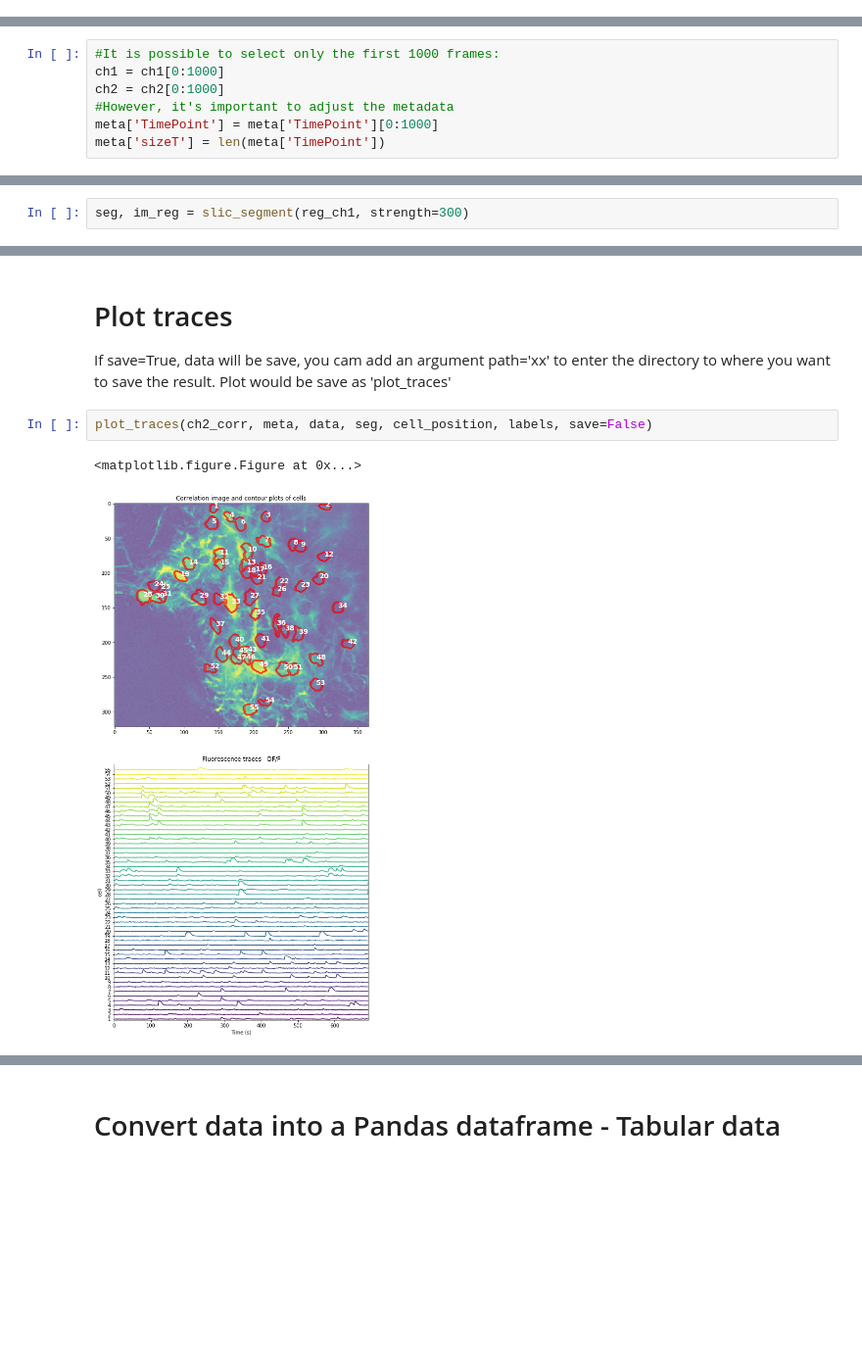
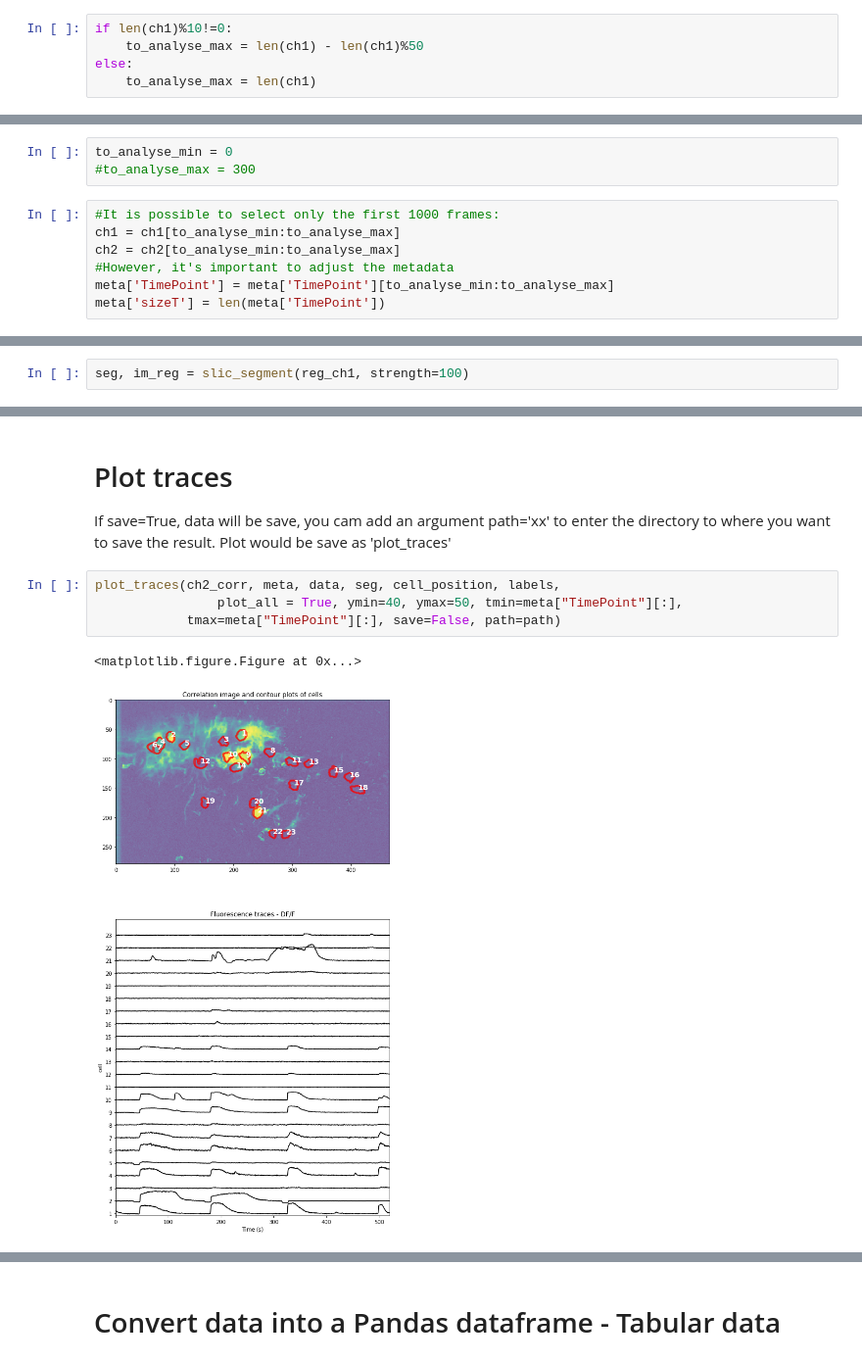
Before and after one commit to bioimage-analysis/HumsaTraces, a Jupyter notebook: notebook/Humsa_Ca_release_synchronicity.ipynb, the cells around one changed output, grey strips where cells are left out. Shown at 98% size. Saved outputs shown, nothing was run; the diff lists cells and outputs as text; blank space fills up the shorter version.

```diff
--- a/notebook/Humsa_Ca_release_synchronicity.ipynb
+++ b/notebook/Humsa_Ca_release_synchronicity.ipynb
@@ -83,0 +86,5 @@ Size in bytes: 707112000
+# %%
+if len(ch1)%10!=0:
+    to_analyse_max = len(ch1) - len(ch1)%50
+else:
+    to_analyse_max = len(ch1)
@@ -84,9 +93,12 @@ Size in bytes: 707112000
+# %%
+to_analyse_min = 0
+#to_analyse_max = 300
 # %%
 #It is possible to select only the first 1000 frames:
-ch1 = ch1[0:1000]
-ch2 = ch2[0:1000]
+ch1 = ch1[to_analyse_min:to_analyse_max]
+ch2 = ch2[to_analyse_min:to_analyse_max]
 #However, it's important to adjust the metadata
-meta['TimePoint'] = meta['TimePoint'][0:1000]
+meta['TimePoint'] = meta['TimePoint'][to_analyse_min:to_analyse_max]
 meta['sizeT'] = len(meta['TimePoint'])
 # %% [markdown]
 # Visualization of the data
@@ -161,3 +175,3 @@ interactive(children=(IntSlider(value=499, description='x', max=999), Output()),
 # %%
-seg, im_reg = slic_segment(reg_ch1, strength=300)
+seg, im_reg = slic_segment(reg_ch1, strength=100)
 # %% [markdown]
@@ -197,9 +212,11 @@ d, data, cell_position, labels, regions_ch2 = create_traces(ch2_reg,seg)
 # Plot traces
 If save=True, data will be save, you cam add an argument path='xx' to enter the directory to where you want to save the result. Plot would be save as 'plot_traces'
 # %%
-plot_traces(ch2_corr, meta, data, seg, cell_position, labels, save=False)
+plot_traces(ch2_corr, meta, data, seg, cell_position, labels,
+                plot_all = True, ymin=40, ymax=50, tmin=meta["TimePoint"][:],
+            tmax=meta["TimePoint"][:], save=False, path=path)
 # %% [output]
 <matplotlib.figure.Figure at 0x...>
-[figure, old version]
+[figure, new version]
 # %% [markdown]
 # Find synchronization and plot
```
Also changed, not shown: parts of 22 cells of this notebook, 6 other files.
